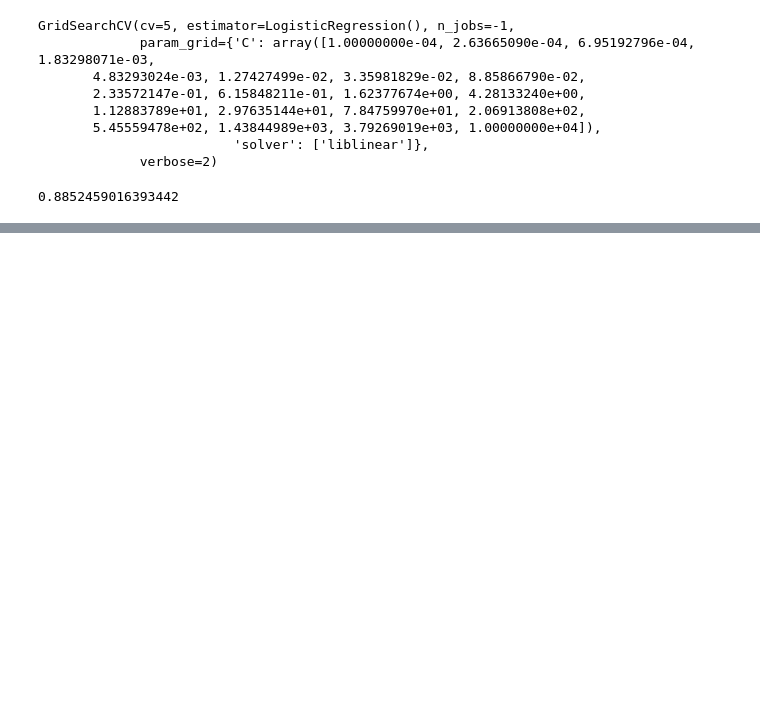
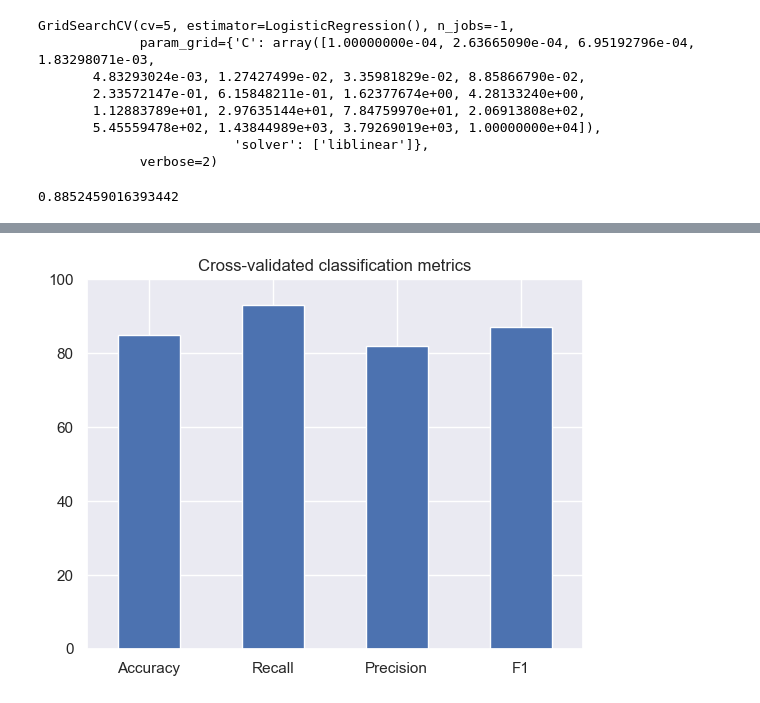
Before and after one commit to EZENWERE/ML-PROJECTS, a Jupyter notebook: Sklearn3.0.ipynb, the cells around one changed output, grey strips where cells are left out. Saved outputs shown, nothing was run; the diff lists cells and outputs as text; code cells hidden in the pictures; blank space fills up the shorter version.

```diff
--- a/Sklearn3.0.ipynb
+++ b/Sklearn3.0.ipynb
@@ -715,0 +816,6 @@ gs_log_reg.score(x_test, y_test) # done very well
+# %%
+result_df.T.plot.bar(title ="Cross-validated classification metrics", legend = False )
+plt.xticks(rotation = 0)
+plt.ylim(0, 100);
+# %% [output]
+[figure, added]
```
Also changed, not shown: parts of 22 cells of this notebook.
